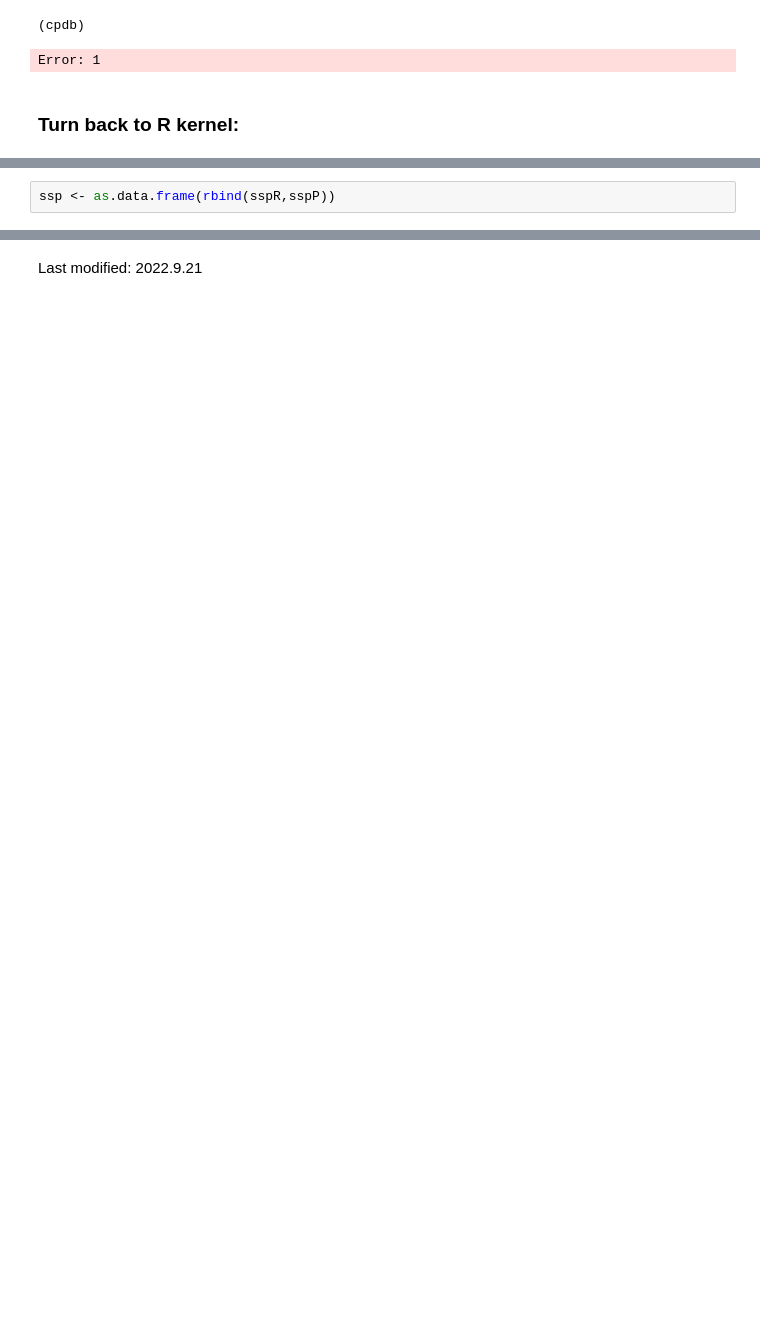
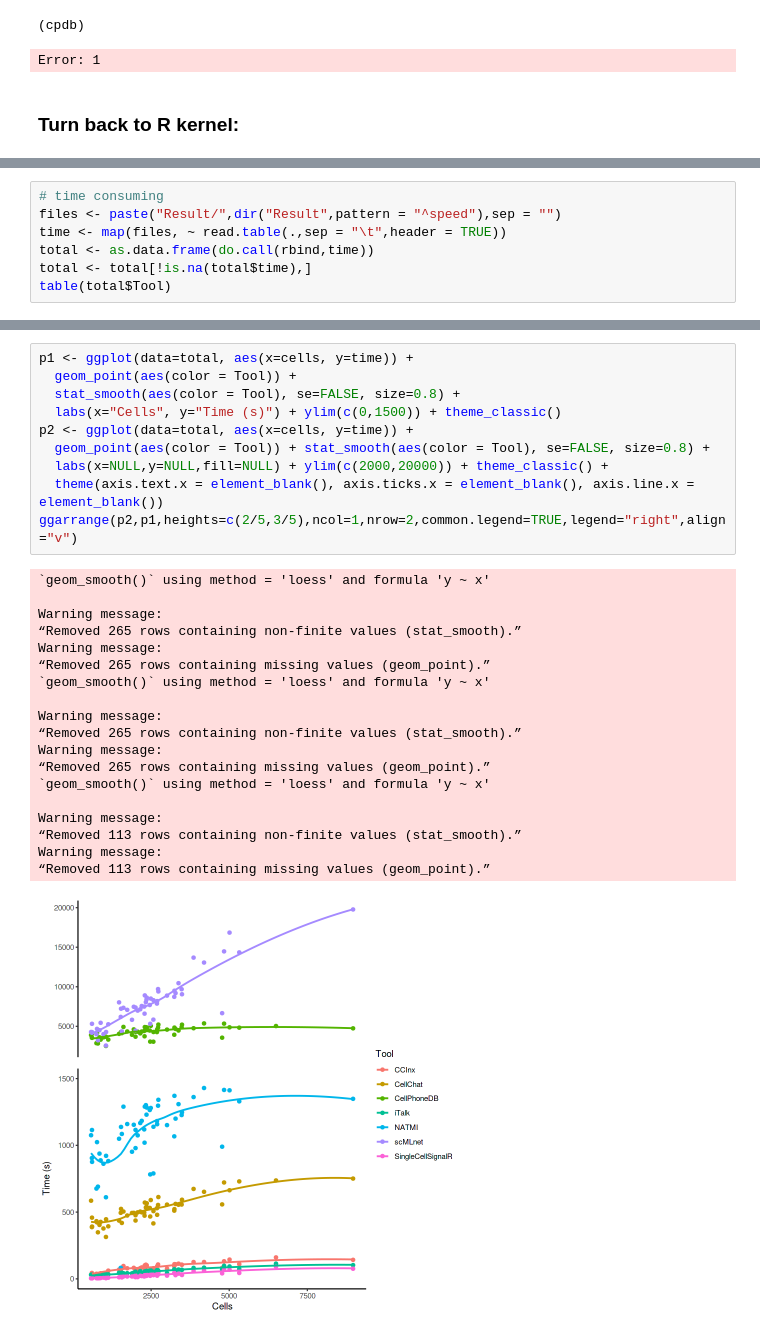
Before and after one commit to mora-lab/cell-cell-interactions, a Jupyter notebook: benchmark-workflow/Workflow.ipynb, the cells around one changed output, grey strips where cells are left out. Saved outputs shown, nothing was run; the diff lists cells and outputs as text; blank space fills up the shorter version.

```diff
--- a/benchmark-workflow/Workflow.ipynb
+++ b/benchmark-workflow/Workflow.ipynb
@@ -837,2 +436,7 @@ sspP <- read.table("Result/sspP.txt",header = T, sep = "\t")
 # %%
-ssp <- as.data.frame(rbind(sspR,sspP))
+# time consuming
+files <- paste("Result/",dir("Result",pattern = "^speed"),sep = "")
+time <- map(files, ~ read.table(.,sep = "\t",header = TRUE))
+total <- as.data.frame(do.call(rbind,time))
+total <- total[!is.na(total$time),]
+table(total$Tool)
@@ -875,2 +448,30 @@ Saving 6.67 x 6.67 in image
-# %% [markdown]
-Last modified: 2022.9.21
+# %%
+p1 <- ggplot(data=total, aes(x=cells, y=time)) +
+  geom_point(aes(color = Tool)) +
+  stat_smooth(aes(color = Tool), se=FALSE, size=0.8) +
+  labs(x="Cells", y="Time (s)") + ylim(c(0,1500)) + theme_classic()
+p2 <- ggplot(data=total, aes(x=cells, y=time)) +
+  geom_point(aes(color = Tool)) + stat_smooth(aes(color = Tool), se=FALSE, size=0.8) +
+  labs(x=NULL,y=NULL,fill=NULL) + ylim(c(2000,20000)) + theme_classic() +
+  theme(axis.text.x = element_blank(), axis.ticks.x = element_blank(), axis.line.x = element_blank())
+ggarrange(p2,p1,heights=c(2/5,3/5),ncol=1,nrow=2,common.legend=TRUE,legend="right",align="v")
+# %% [output]
+`geom_smooth()` using method = 'loess' and formula 'y ~ x'
+
+Warning message:
+“Removed 265 rows containing non-finite values (stat_smooth).”
+Warning message:
+“Removed 265 rows containing missing values (geom_point).”
+`geom_smooth()` using method = 'loess' and formula 'y ~ x'
+
+Warning message:
+“Removed 265 rows containing non-finite values (stat_smooth).”
+Warning message:
+“Removed 265 rows containing missing values (geom_point).”
+`geom_smooth()` using method = 'loess' and formula 'y ~ x'
+
+Warning message:
+“Removed 113 rows containing non-finite values (stat_smooth).”
+Warning message:
+“Removed 113 rows containing missing values (geom_point).”
+[figure, added]
```
Also changed, not shown: parts of 81 cells of this notebook.
